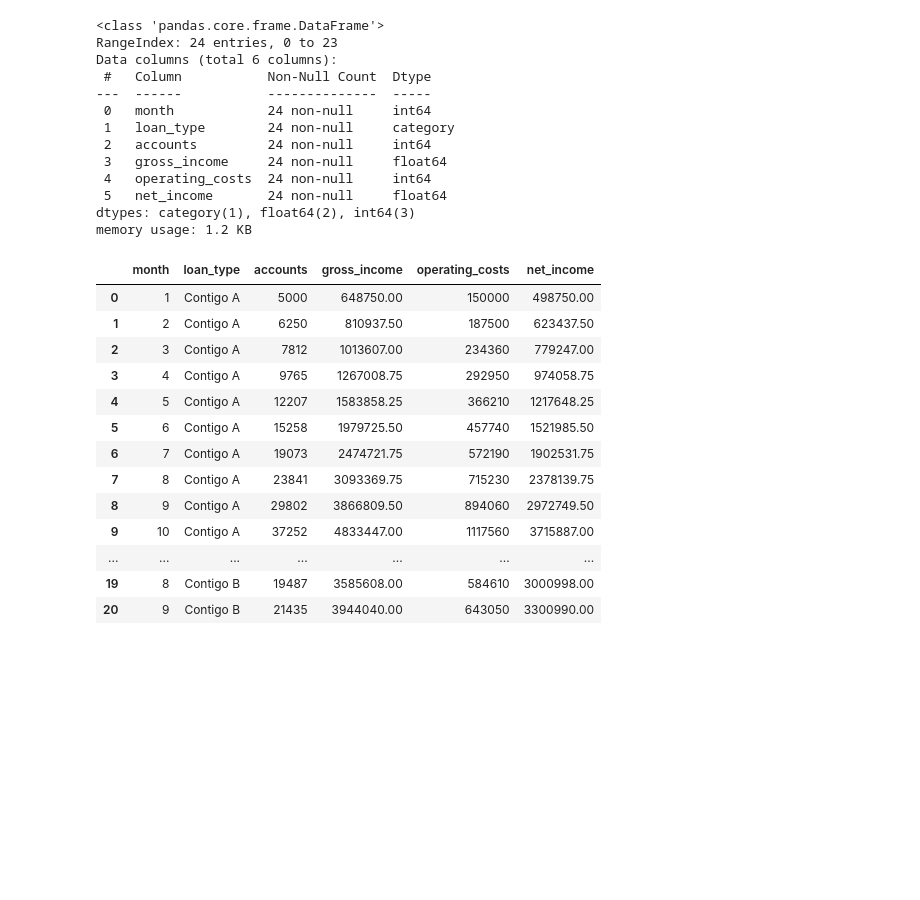
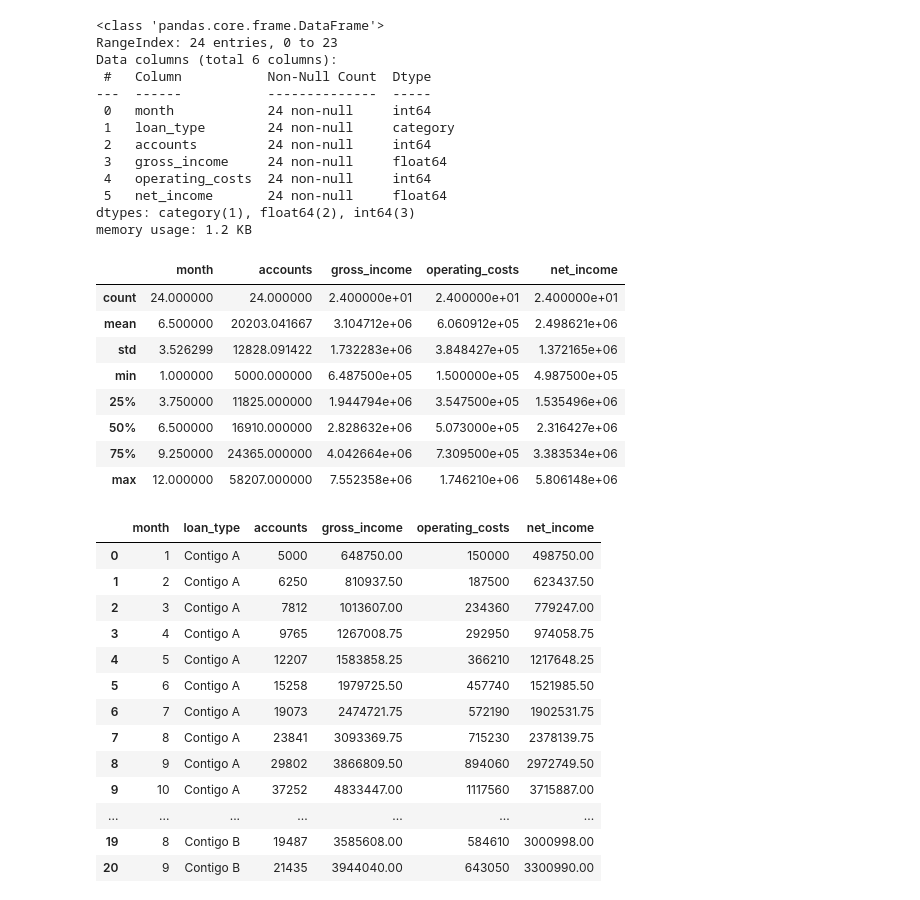
Before and after one commit to mandelbrojt/stori-ba-assessment, a Jupyter notebook: part1-state-of-business-analysis.ipynb, the cells around one changed output. Saved outputs shown, nothing was run; the diff lists cells and outputs as text; code cells hidden in the pictures; blank space fills up the shorter version.

Commit message:
Added summary statistics for the results

```diff
--- a/part1-state-of-business-analysis.ipynb
+++ b/part1-state-of-business-analysis.ipynb
@@ -215,6 +215,18 @@ Data columns (total 6 columns):
  5   net_income       24 non-null     float64
 dtypes: category(1), float64(2), int64(3)
 memory usage: 1.2 KB
+# %%
+results.describe()
+# %% [output]
+|  | month | accounts | gross_income | operating_costs | net_income |
+| count | 24.000000 | 24.000000 | 2.400000e+01 | 2.400000e+01 | 2.400000e+01 |
+| mean | 6.500000 | 20203.041667 | 3.104712e+06 | 6.060912e+05 | 2.498621e+06 |
+| std | 3.526299 | 12828.091422 | 1.732283e+06 | 3.848427e+05 | 1.372165e+06 |
+| min | 1.000000 | 5000.000000 | 6.487500e+05 | 1.500000e+05 | 4.987500e+05 |
+| 25% | 3.750000 | 11825.000000 | 1.944794e+06 | 3.547500e+05 | 1.535496e+06 |
+| 50% | 6.500000 | 16910.000000 | 2.828632e+06 | 5.073000e+05 | 2.316427e+06 |
+| 75% | 9.250000 | 24365.000000 | 4.042664e+06 | 7.309500e+05 | 3.383534e+06 |
+| max | 12.000000 | 58207.000000 | 7.552358e+06 | 1.746210e+06 | 5.806148e+06 |
 # %%
 results
 # %% [output]
```
